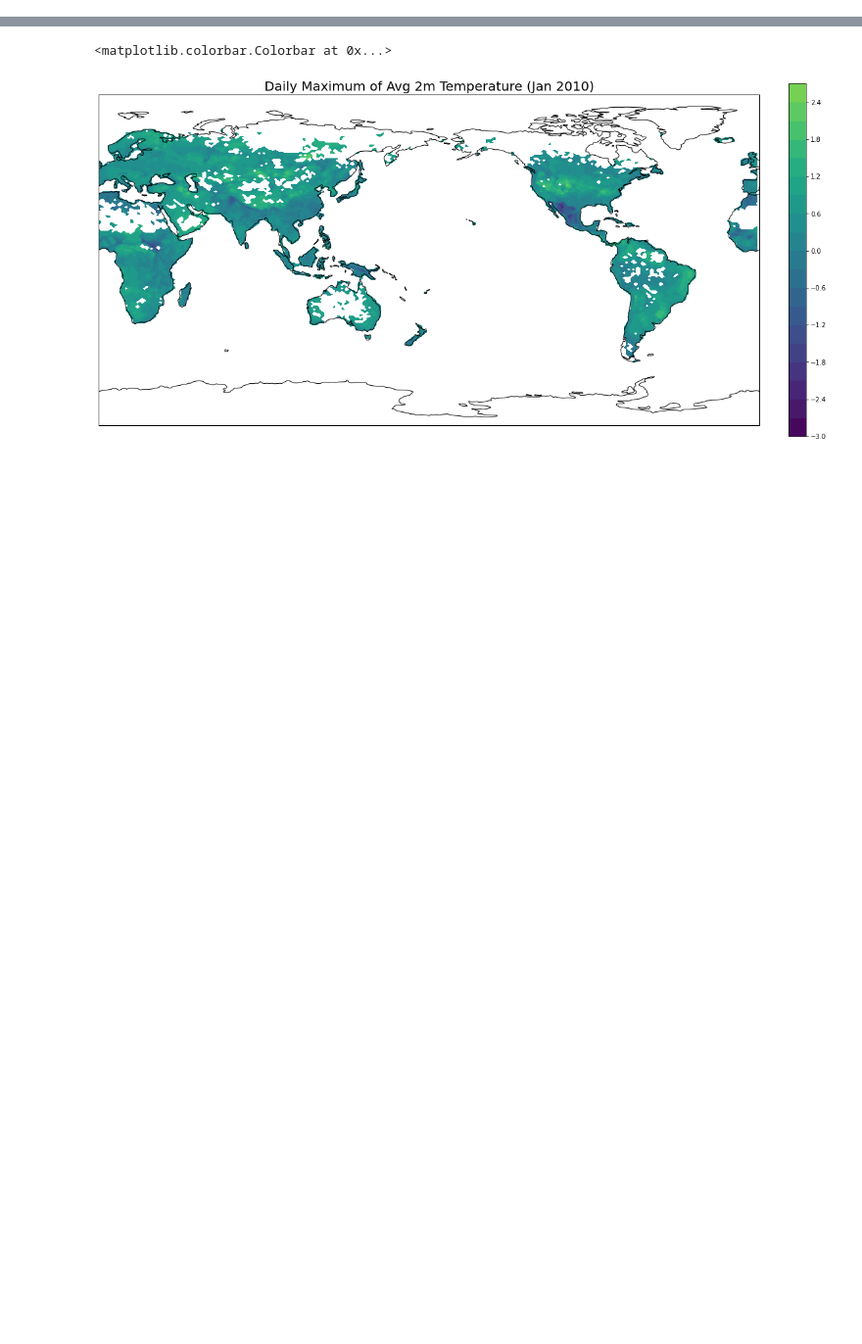
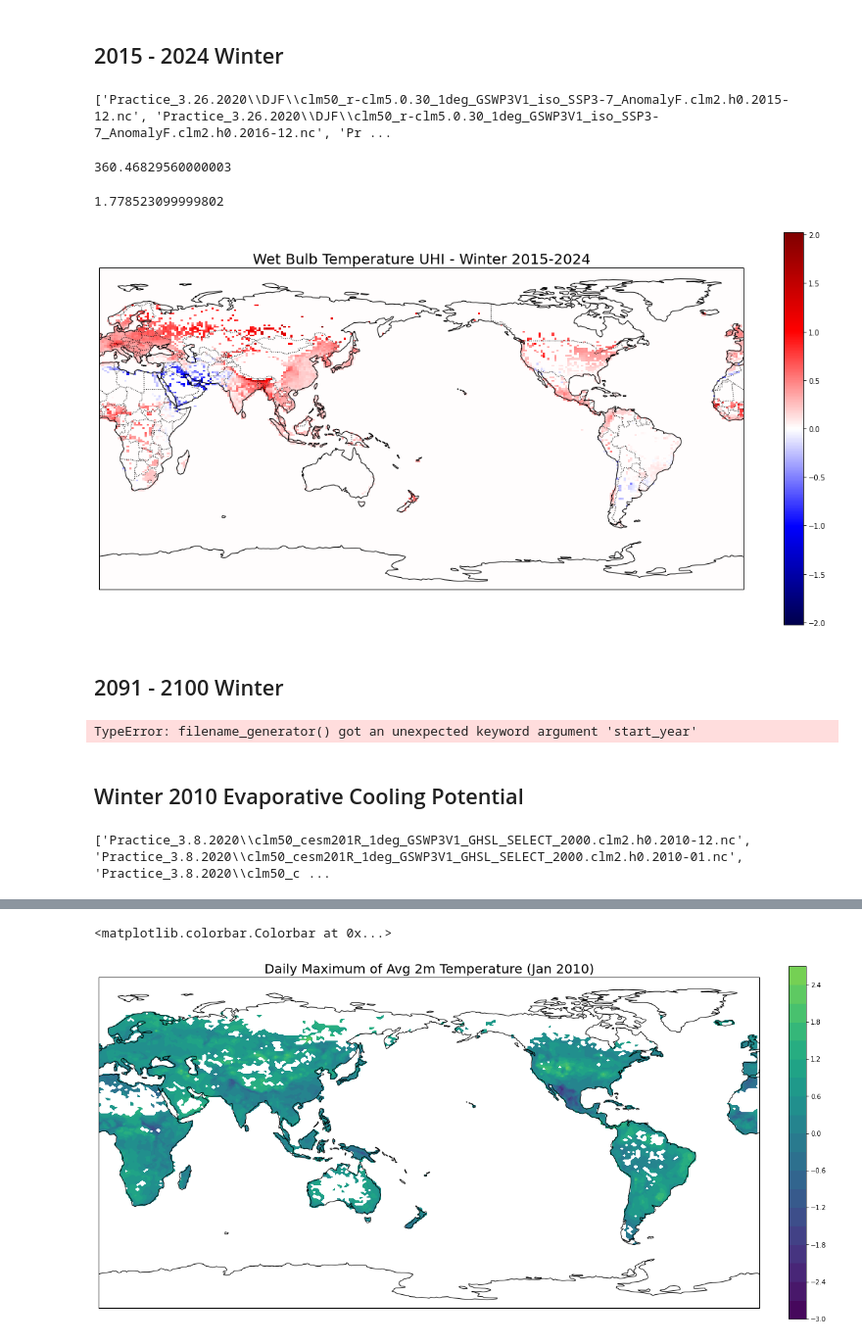
Before and after one commit to joyceee916/UHI-Plotting-Practice, a Jupyter notebook: Plotting_Practice.ipynb, the cells around one changed output, grey strips where cells are left out. Shown at 98% size. Drawn from its saved outputs; the diff is of its cells as text; code cells hidden in the pictures; blank space fills up the shorter version.

```diff
--- a/Plotting_Practice.ipynb
+++ b/Plotting_Practice.ipynb
@@ -13,0 +46,20 @@ import cartopy.feature as cfeature
+# %% [markdown]
+## 2015 - 2024 Winter
+# %%
+filenames = filename_generator(season='winter', folder_date='3.26.2020', start_date=2015, end_date=2024)
+print(filenames)
+# %% [output]
+['Practice_3.26.2020\\DJF\\clm50_r-clm5.0.30_1deg_GSWP3V1_iso_SSP3-7_AnomalyF.clm2.h0.2015-12.nc', 'Practice_3.26.2020\\DJF\\clm50_r-clm5.0.30_1deg_GSWP3V1_iso_SSP3-7_AnomalyF.clm2.h0.2016-12.nc', 'Pr ...
+# %%
+# Open files and combine by coordinates
+from timeit import default_timer as timer
+start = timer()
+
+# My Code
+nc_2015 = xr.open_mfdataset(filenames, combine='by_coords')
+
+end = timer()
+time = end - start
+print(time)
+# %% [output]
+360.46829560000003
@@ -13,0 +87,38 @@ import cartopy.feature as cfeature
+# %%
+# Wet Bulb Temperature - Winter 2015-2024
+from timeit import default_timer as timer
+start = timer()
+
+fig, axes = plt.subplots(figsize=(20,10))
+
+ax = plt.axes(projection=ccrs.PlateCarree(central_longitude=180.))
+ax.set_global()
+ax.add_feature(cfeature.BORDERS, linestyle=':')
+ax.coastlines()
+
+plot_var = ((nc_2015['WBT_U']-nc_2015['WBT_R'])).mean(dim='time')
+plot_var.plot(transform=ccrs.PlateCarree(), cmap='seismic')
+
+plt.title("Wet Bulb Temperature UHI - Winter 2015-2024", size=20);
+
+end = timer()
+time = end - start
+print(time)
+# %% [output]
+1.778523099999802
+[figure, added]
+# %% [markdown]
+## 2091 - 2100 Winter
+# %%
+# Create list of names of all the files to import
+filenames = filename_generator(season=winter, start_year=2091, end_year=2100, folder_date='3.26.2020')
+# %% [output]
+TypeError: filename_generator() got an unexpected keyword argument 'start_year'
+# %% [markdown]
+## Winter 2010 Evaporative Cooling Potential
+# %%
+# Create list of names of all the files to import
+filenames = filename_generator(season='winter', start_date=2010, end_date=2010, folder_date='3.8.2020')
+print(filenames)
+# %% [output]
+['Practice_3.8.2020\\clm50_cesm201R_1deg_GSWP3V1_GHSL_SELECT_2000.clm2.h0.2010-12.nc', 'Practice_3.8.2020\\clm50_cesm201R_1deg_GSWP3V1_GHSL_SELECT_2000.clm2.h0.2010-01.nc', 'Practice_3.8.2020\\clm50_c ...
```
Also changed, not shown: parts of 20 cells of this notebook.
